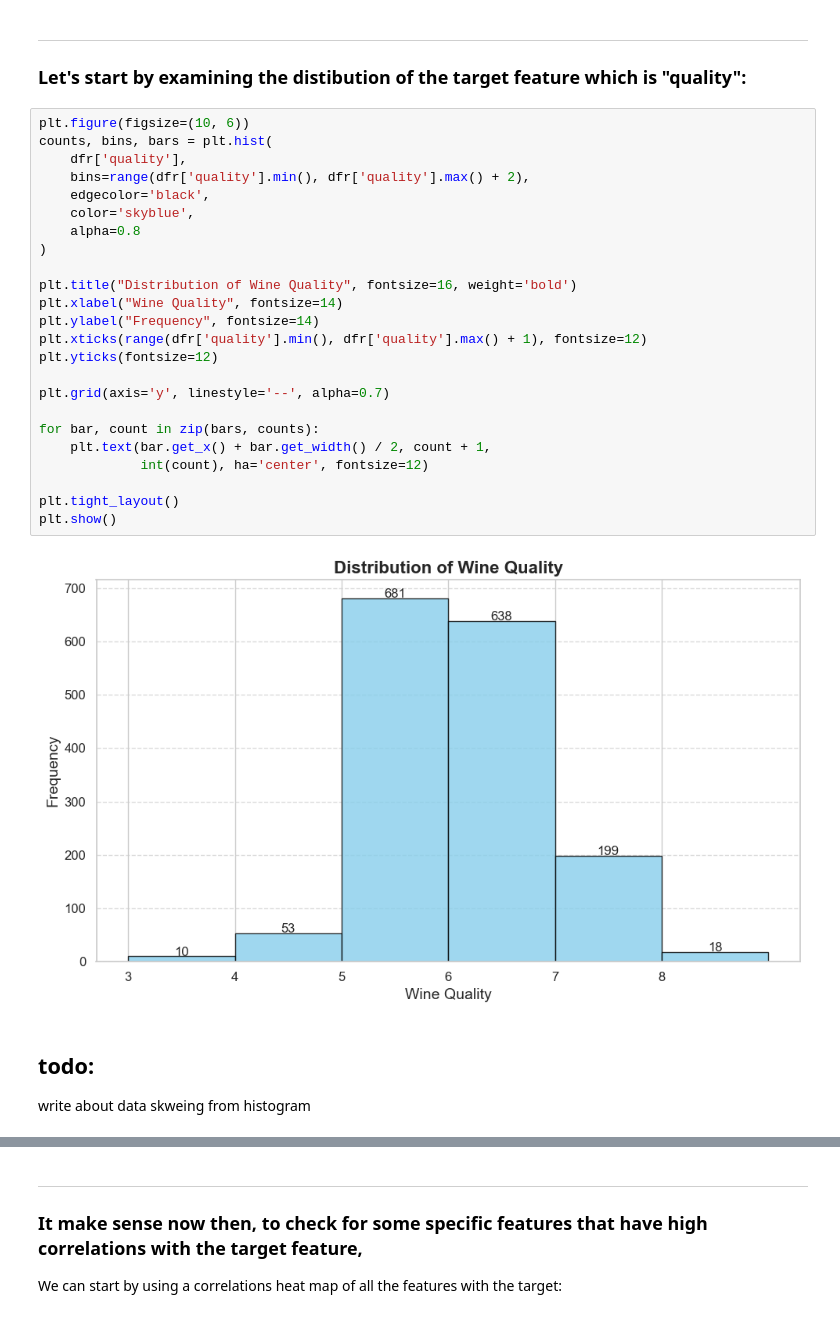
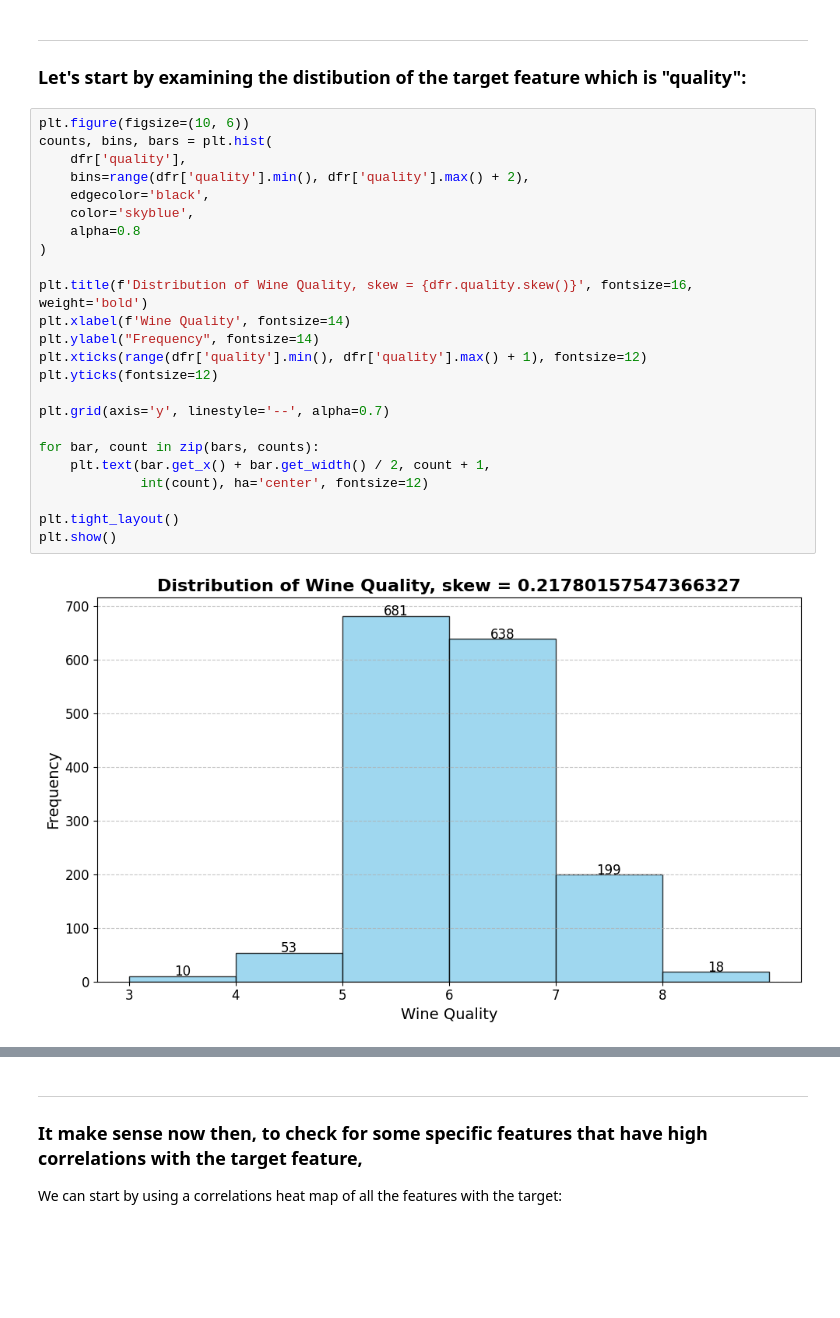
Before and after one commit to airbagdeer/tabular-ds-project, a Jupyter notebook: EX1.ipynb, the cells around one changed output, grey strips where cells are left out. Cells and saved outputs as stored; diff of their text form; blank space fills up the shorter version.

```diff
--- a/EX1.ipynb
+++ b/EX1.ipynb
@@ -158,31 +159,28 @@ These traits collectively determine the wine's chemical balance, flavor profile,
 # %%
 plt.figure(figsize=(10, 6))
 counts, bins, bars = plt.hist(
     dfr['quality'],
     bins=range(dfr['quality'].min(), dfr['quality'].max() + 2),
     edgecolor='black',
     color='skyblue',
     alpha=0.8
 )
 
-plt.title("Distribution of Wine Quality", fontsize=16, weight='bold')
-plt.xlabel("Wine Quality", fontsize=14)
+plt.title(f'Distribution of Wine Quality, skew = {dfr.quality.skew()}', fontsize=16, weight='bold')
+plt.xlabel(f'Wine Quality', fontsize=14)
 plt.ylabel("Frequency", fontsize=14)
 plt.xticks(range(dfr['quality'].min(), dfr['quality'].max() + 1), fontsize=12)
 plt.yticks(fontsize=12)
 
 plt.grid(axis='y', linestyle='--', alpha=0.7)
 
 for bar, count in zip(bars, counts):
     plt.text(bar.get_x() + bar.get_width() / 2, count + 1,
              int(count), ha='center', fontsize=12)
 
 plt.tight_layout()
 plt.show()
 # %% [output]
-[figure, old version]
+[figure, new version]
-# %% [markdown]
-## todo:
-write about data skweing from histogram
 # %% [markdown]
 ### As we can see most of our data has a quality in between 5-6.
```
Also changed, not shown: parts of 15 cells of this notebook.
